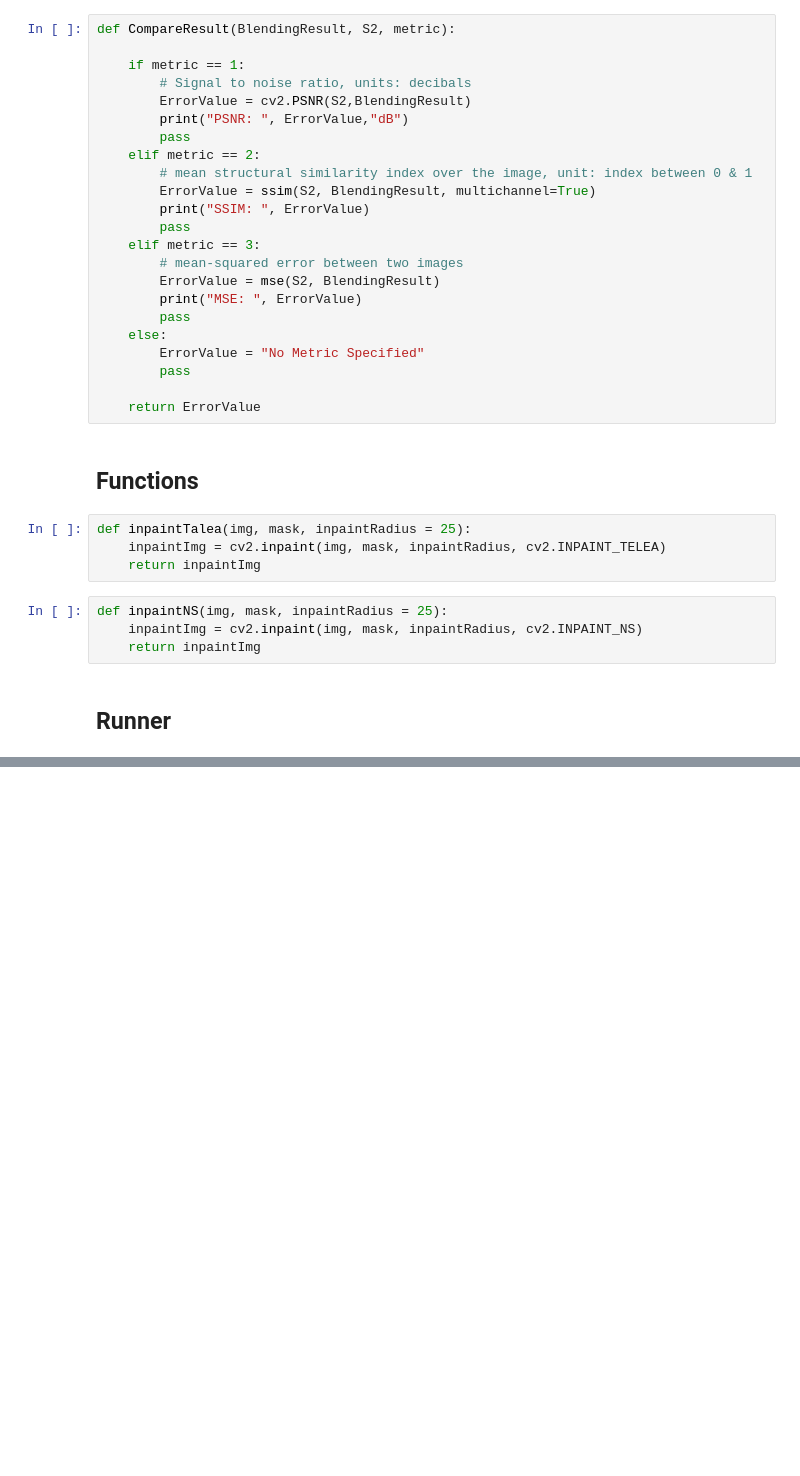
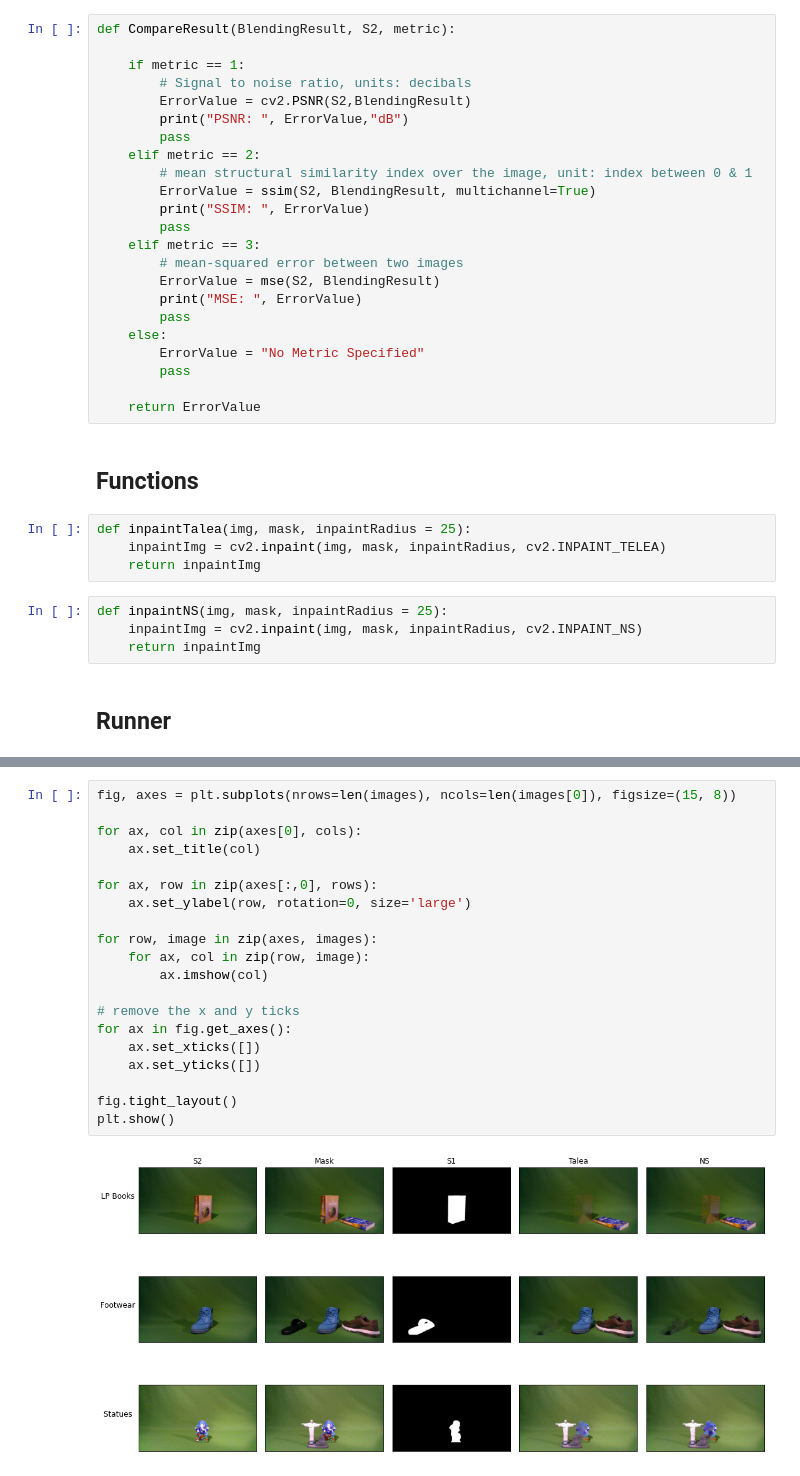
Before and after one commit to PaoloBezzina/Content-Blending-and-Image-Inpainting, a Jupyter notebook: Part_2/Image_Inpainting.ipynb, the cells around one changed output, grey strips where cells are left out. Drawn from its saved outputs; the diff is of its cells as text; blank space fills up the shorter version.

Commit message:
added results plot

```diff
--- a/Part_2/Image_Inpainting.ipynb
+++ b/Part_2/Image_Inpainting.ipynb
@@ -79,0 +112,22 @@ MSE:  44.77272677951389
+# %%
+fig, axes = plt.subplots(nrows=len(images), ncols=len(images[0]), figsize=(15, 8))
+
+for ax, col in zip(axes[0], cols):
+    ax.set_title(col)
+
+for ax, row in zip(axes[:,0], rows):
+    ax.set_ylabel(row, rotation=0, size='large')
+
+for row, image in zip(axes, images):
+    for ax, col in zip(row, image):
+        ax.imshow(col)
+
+# remove the x and y ticks
+for ax in fig.get_axes():
+    ax.set_xticks([])
+    ax.set_yticks([])
+
+fig.tight_layout()
+plt.show()
+# %% [output]
+[figure, added]
```
Also changed, not shown: parts of 7 cells of this notebook.
